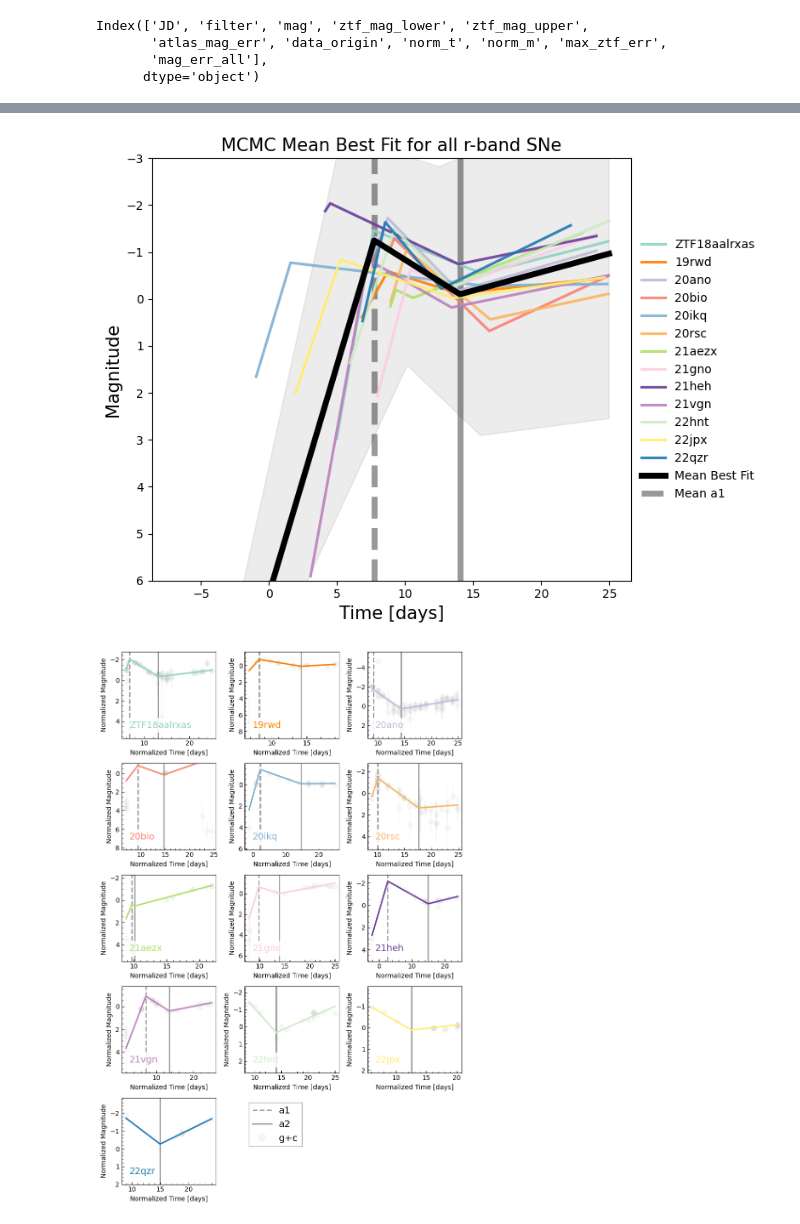
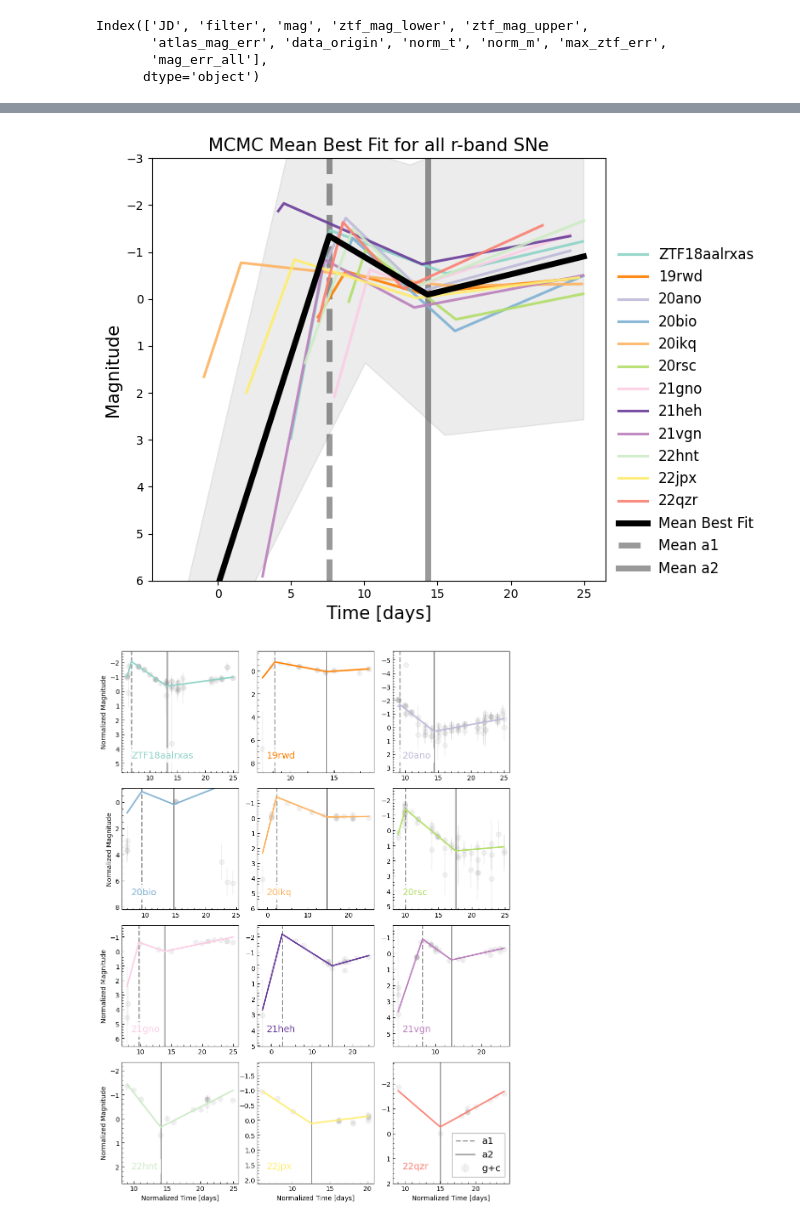
Before and after one commit to aec3675/ztf_IIb, a Jupyter notebook: make_mcmc_plots.ipynb, the cells around one changed output, grey strips where cells are left out. Saved outputs shown, nothing was run; the diff lists cells and outputs as text; code cells hidden in the pictures.

Commit message:
updating figures w/o 21aezx

```diff
--- a/make_mcmc_plots.ipynb
+++ b/make_mcmc_plots.ipynb
@@ -340,6 +334,6 @@ stats_df
 # %%
 # colors = ['#a6cee3', '#1f78b4', '#b2df8a', '#33a02c', '#fb9a99', '#e31a1c', '#fdbf6f', '#ff7f00', '#cab2d6', '#6a3d9a']
-colors = ['#8dd3c7','#ff7f00','#bebada','#fb8072','#80b1d3','#fdb462','#b3de69','#fccde5','#6a3d9a','#bc80bd','#ccebc5','#ffed6f','#1f78b4']
+colors = ['#8dd3c7','#ff7f00','#bebada','#80b1d3','#fdb462','#b3de69','#fccde5','#6a3d9a','#bc80bd','#ccebc5','#ffed6f', '#fb8072']
 # %%
 a1s,a2s = [],[]
 fig = plt.figure(figsize=(8,6))
@@ -408,25 +405,25 @@ for i,df in enumerate(df_sub_ls):
     plt.plot(x_plt, np.array([model(best, v, r1=r1_bool_dict['r'][df_str]) for v in x_plt]), c=colors[i], label=plot_names[i], alpha=1.0, linewidth=2.25)# linestyle=ls[i])
     lower_curve = np.array([model(lower_bound, v, r1=r1_bool_dict['r'][df_str]) for v in x_plt])
     upper_curve = np.array([model(upper_bound, v, r1=r1_bool_dict['r'][df_str]) for v in x_plt])
-    plt.fill_between(x_plt, lower_curve, upper_curve, color='lightgray', alpha=0.2)
+    plt.fill_between(x_plt, lower_curve, upper_curve, color='lightgray', alpha=0.2, zorder=0)
 
     #plotting ztf data
     x,y,yerr = np.array(r_df['norm_t']),np.array(r_df['norm_m']),np.array(r_df['mag_err_all'])
-    plt.errorbar(x, y, yerr, linestyle='', marker='.', color='gray', alpha=0.05, label='data', markersize=15) #ztf errors,
+    # plt.errorbar(x, y, yerr, linestyle='', marker='.', color='gray', alpha=0.05, label='data', markersize=15) #ztf errors,
 
-min_a1, med_a1, max_a1 = min(a1s), np.median(a1s), max(a1s)
-min_a2, med_a2, max_a2 = min(a2s), np.median(a2s), max(a2s)
+min_a1, med_a1, max_a1 = min(a1s), np.mean(a1s), max(a1s)
+min_a2, med_a2, max_a2 = min(a2s), np.mean(a2s), max(a2s)
 # plt.axvspan(min_a1, max_a1, alpha=0.05, facecolor='gray', label='a1_range', edgecolor='black', hatch='/', zorder=0)
 # plt.axvspan(min_a2, max_a2, alpha=0.05, facecolor='gray', label='a2_range', edgecolor='black', hatch='-', zorder=0)
-plt.axvline(med_a1,alpha=0.5, color='black', linestyle='dashed', linewidth=3, label='best_a1', zorder=10)
-plt.axvline(med_a2,alpha=0.5, color='black', linestyle='solid', linewidth=3, label='best_a2', zorder=10)
+plt.axvline(med_a1,alpha=0.5, color='black', linestyle='dashed', linewidth=3, label='Mean a1', zorder=1)
+plt.axvline(med_a2,alpha=0.5, color='black', linestyle='solid', linewidth=3, label='Mean a2', zorder=1)
 
-plt.xlabel('Time [days]')
-plt.ylabel('Magnitude')
+plt.xlabel('Time [days]', fontsize=15)
+plt.ylabel('Magnitude', fontsize=15)
 plt.title('MCMC Best Fits for all r-band SNe')
 plt.ylim(6,-3)
 handles, labels = ax.get_legend_handles_labels()
-ax.legend(handles, labels[0:15], loc='center left', bbox_to_anchor=(1, 0.5))
+ax.legend(handles, labels[0:15], loc='center left', bbox_to_anchor=(1, 0.35),frameon=False, fontsize=12)
 plt.tight_layout()
 # plt.savefig(SAVE_DIR+'/figures/all_mcmc_fits_r_a12err.png')
 plt.savefig(SAVE_DIR+'/figures/all_mcmc_fits_r_errband.png')
@@ -693,54 +691,64 @@ plt.xlabel('Time [days]', fontsize=15)
 plt.ylabel('Magnitude', fontsize=15)
 plt.title('MCMC Mean Best Fit for all r-band SNe', fontsize=15)
 plt.ylim(6,-3)
+plt.xlim(-4.5,26.5)
 handles, labels = ax.get_legend_handles_labels()
-ax.legend(handles, labels[0:15], loc='center left', bbox_to_anchor=(1, 0.5),frameon=False)
+ax.legend(handles, labels[0:15], loc='center left', bbox_to_anchor=(1, 0.4),frameon=False, fontsize=12)
 plt.tight_layout()
 plt.savefig(SAVE_DIR+'/figures/mean_mcmc_fits_r.png')
 # %% [output]
-[figure, old version]
+[figure, new version]
 # %%
-fig, axs = plt.subplots(5,3, figsize=(8,12))
-locs = [[0,0],[0,1],[0,2],[1,0],[1,1],[1,2],[2,0],[2,1],[2,2],[3,0],[3,1],[3,2],[4,0],[4,1],[4,2]]
+plot_names = ['ZTF18aalrxas', '19rwd', '20ano','20bio','20ikq','20rsc','21gno','21heh','21vgn','22hnt','22jpx','22qzr']
+
+fig, axs = plt.subplots(4,3, figsize=(9,12))
+locs = [[0,0],[0,1],[0,2],[1,0],[1,1],[1,2],[2,0],[2,1],[2,2],[3,0],[3,1],[3,2]]
 
 for i,df in enumerate(df_sub_ls):
     df_str = df_str_list[i]
     g_df = df[(df['filter']=='ZTF_g') | (df['filter']=='c')]
     x_plt = np.arange(min(g_df['norm_t']),max(g_df['norm_t']),0.01)
 
     best = np.array(all_fits_g[i]).T[0] #bestfit values
     lower_bound = np.array(all_fits_g[i]).T[0] - np.array(all_fits_g[i]).T[1] #50th ptile - diff_16ptile
     upper_bound = np.array(all_fits_g[i]).T[0] + np.array(all_fits_g[i]).T[2] #50th ptile + diff_84ptile
     a1s.append(best[-3])
     a2s.append(best[-2])
 
     #plotting mcmc results
     axs[locs[i][0],locs[i][1]].plot(x_plt, np.array([model(best, v, r1=r1_bool_dict['g'][df_str]) for v in x_plt]), c=colors[i], label=plot_names[i], linewidth=2.25)# linestyle=ls[i])
     axs[locs[i][0],locs[i][1]].axvline(float(bestfit_df[bestfit_df['SN_ID']==df_str]['a1_g']), color='gray', linestyle='--',zorder=1, linewidth=2, alpha=0.8, label='a1')
     axs[locs[i][0],locs[i][1]].axvline(float(bestfit_df[bestfit_df['SN_ID']==df_str]['a2_g']), color='gray', zorder=1, linewidth=2, alpha=0.8, label='a2')
 
     #plotting ztf data
     x,y,yerr = np.array(g_df['norm_t']),np.array(g_df['norm_m']),np.array(g_df['mag_err_all'])
-    axs[locs[i][0],locs[i][1]].errorbar(x, y, yerr, linestyle='', marker='.', color='gray', alpha=0.05, markersize=15, zorder=0, label='g+c') #ztf errors,
+    axs[locs[i][0],locs[i][1]].errorbar(x, y, yerr, linestyle='', marker='.', color='gray', alpha=0.1, markersize=15, zorder=0, label='g+c') #ztf errors,
 
     bbox = dict(facecolor='white', edgecolor='white',alpha=0.85)
     axs[locs[i][0],locs[i][1]].annotate(plot_names[i],xy=(0.08,0.12),xycoords='axes fraction',color=colors[i],fontsize=14, bbox=bbox)
 
-    axs[locs[i][0],locs[i][1]].set_xlabel('Normalized Time [days]')
-    axs[locs[i][0],locs[i][1]].set_ylabel('Normalized Magnitude')
+    # axs[locs[i][0],locs[i][1]].set_xlabel('Normalized Time [days]')
+    # axs[locs[i][0],locs[i][1]].set_ylabel('Normalized Magnitude')
     axs[locs[i][0],locs[i][1]].set_ylim(max(y)+2, min(y)-1)
     axs[locs[i][0],locs[i][1]].xaxis.set_minor_locator(AutoMinorLocator())
     axs[locs[i][0],locs[i][1]].yaxis.set_minor_locator(AutoMinorLocator())
     axs[locs[i][0],locs[i][1]].tick_params(which="both",top=False, labeltop=False, bottom=True, labelbottom=True, left=True, right=False, direction="in",zorder=0)
 
+axs[3,0].set_xlabel('Normalized Time [days]')
+axs[3,1].set_xlabel('Normalized Time [days]')
+axs[3,2].set_xlabel('Normalized Time [days]')
 
-axs[4,1].axis("off")
-axs[4,2].axis("off")
-handles, labels = axs[4,0].get_legend_handles_labels()
-fig.legend(handles[1:], labels[1:], loc='center left', bbox_to_anchor=(0.4, 0.15),fontsize='x-large',markerscale=1.5,
+axs[0,0].set_ylabel('Normalized Magnitude')
+axs[1,0].set_ylabel('Normalized Magnitude')
+axs[2,0].set_ylabel('Normalized Magnitude')
+axs[3,0].set_ylabel('Normalized Magnitude')
+
+
+handles, labels = axs[3,0].get_legend_handles_labels()
+fig.legend(handles[1:], labels[1:], loc='center left', bbox_to_anchor=(.835, 0.095),fontsize='x-large',markerscale=1.5,
                 frameon=True,fancybox=False,framealpha=1.0,edgecolor='darkgray')
 plt.tight_layout()
 plt.savefig(SAVE_DIR+'/figures/individ_mcmc_g_fits_subplot.png', dpi=300)
 # %% [output]
-[figure, old version]
+[figure, new version]
 # %%
```
Also changed, not shown: parts of 14 cells of this notebook, 13 other files.
